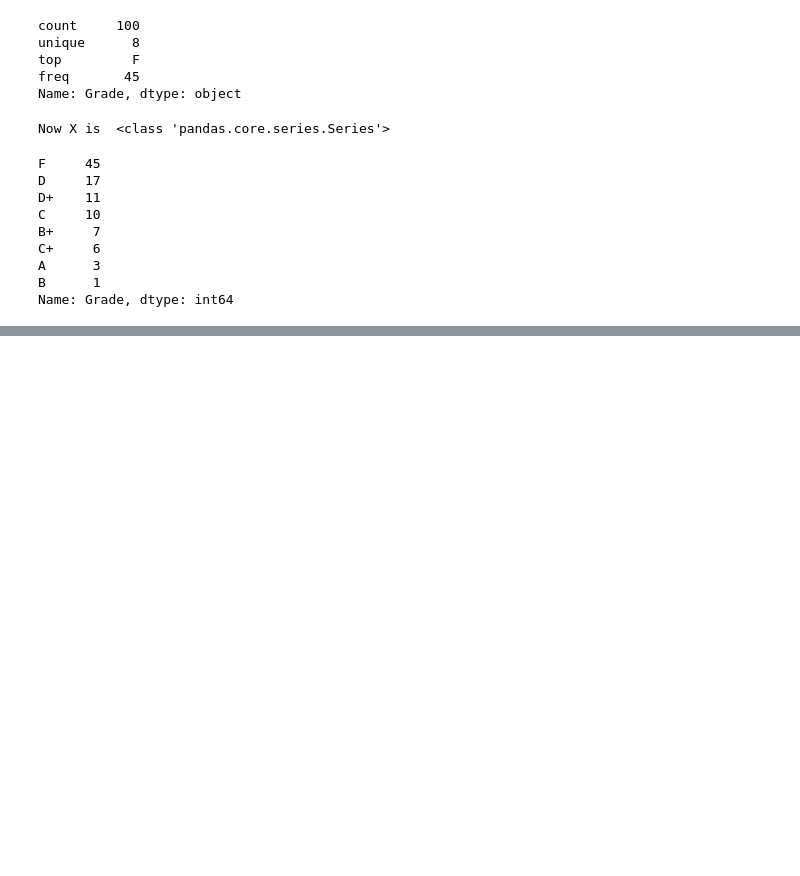
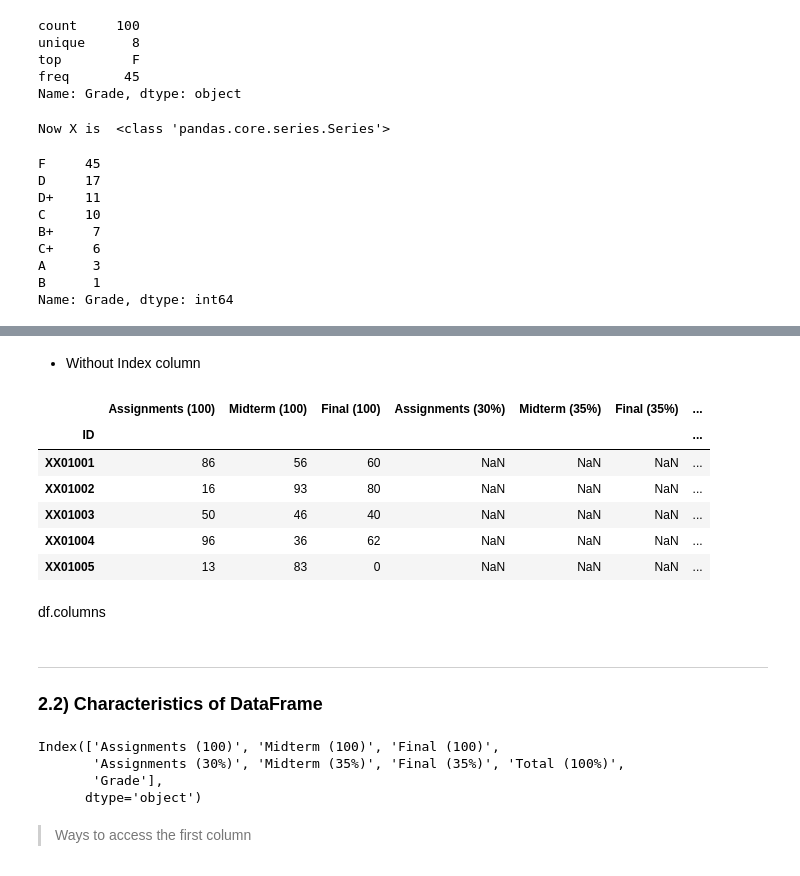
Before and after one commit to wallik2/University-stuff, a Jupyter notebook: Intro_Data_Sci/Week2_Pandas_Application.ipynb, the cells around one changed output, grey strips where cells are left out. Cells and saved outputs as stored; diff of their text form; code cells hidden in the pictures; blank space fills up the shorter version.

```diff
--- a/Intro_Data_Sci/Week2_Pandas_Application.ipynb
+++ b/Intro_Data_Sci/Week2_Pandas_Application.ipynb
@@ -170,0 +195,2 @@ Name: Grade, dtype: int64
+# %% [markdown]
+- Without Index column
@@ -170,0 +201,28 @@ Name: Grade, dtype: int64
+# %%
+df.head(5)
+# %% [output]
+|  | Assignments (100) | Midterm (100) | Final (100) | Assignments (30%) | Midterm (35%) | Final (35%) | ... |
+| ID |  |  |  |  |  |  | ... |
+| XX01001 | 86 | 56 | 60 | NaN | NaN | NaN | ... |
+| XX01002 | 16 | 93 | 80 | NaN | NaN | NaN | ... |
+| XX01003 | 50 | 46 | 40 | NaN | NaN | NaN | ... |
+| XX01004 | 96 | 36 | 62 | NaN | NaN | NaN | ... |
+| XX01005 | 13 | 83 | 0 | NaN | NaN | NaN | ... |
+# %% [markdown]
+df.columns
+# %% [markdown]
+
+
+---
+
+
+### 2.2) Characteristics of DataFrame
+# %%
+df.columns
+# %% [output]
+Index(['Assignments (100)', 'Midterm (100)', 'Final (100)',
+       'Assignments (30%)', 'Midterm (35%)', 'Final (35%)', 'Total (100%)',
+       'Grade'],
+      dtype='object')
+# %% [markdown]
+> Ways to access the first column
```
Also changed, not shown: parts of 26 cells of this notebook.
